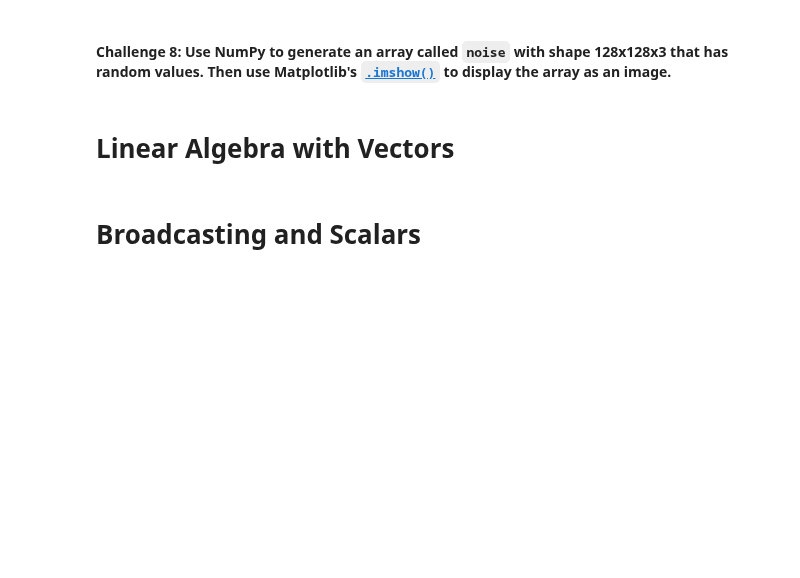
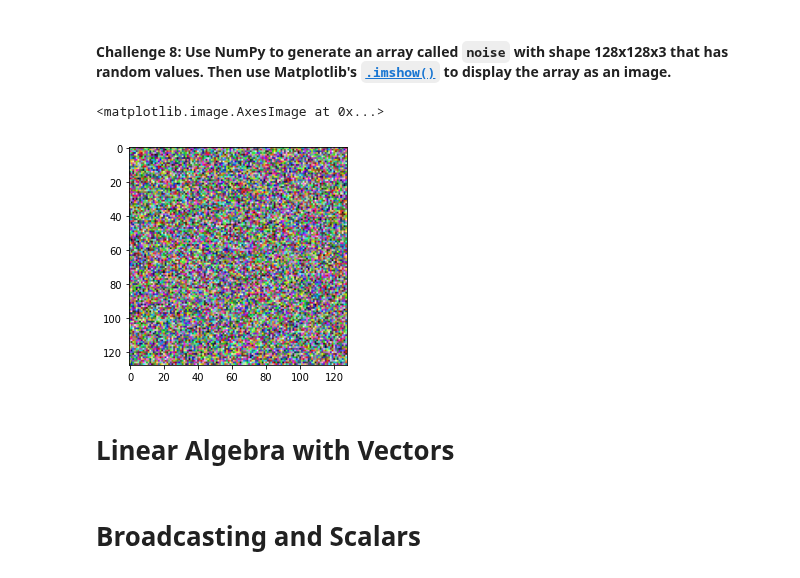
Before and after one commit to kvanst3/Backend, a Jupyter notebook: Data Science/numpy/Computation_with_NumPy_and_N_Dimensional_Arrays_(start).ipynb, the cells around one changed output. Cells and saved outputs as stored; diff of their text form; code cells hidden in the pictures; blank space fills up the shorter version.

Commit message:
generate random vectors and matrices

```diff
--- a/Data Science/numpy/Computation_with_NumPy_and_N_Dimensional_Arrays_(start).ipynb
+++ b/Data Science/numpy/Computation_with_NumPy_and_N_Dimensional_Arrays_(start).ipynb
@@ -183,5 +212,11 @@ rints
 # %% [markdown]
 #### **Challenge 8**: Use NumPy to generate an array called `noise` with shape 128x128x3 that has random values. Then use Matplotlib's [`.imshow()`](https://matplotlib.org/3.1.1/api/_as_gen/matplotlib.pyplot.imshow.html) to display the array as an image.
+# %%
+noise = random((128,128,3))
+plt.imshow(noise)
+# %% [output]
+<matplotlib.image.AxesImage at 0x...>
+[figure, added]
 # %% [markdown]
 # Linear Algebra with Vectors
 # %%
```
Also changed, not shown: parts of 3 cells of this notebook.
